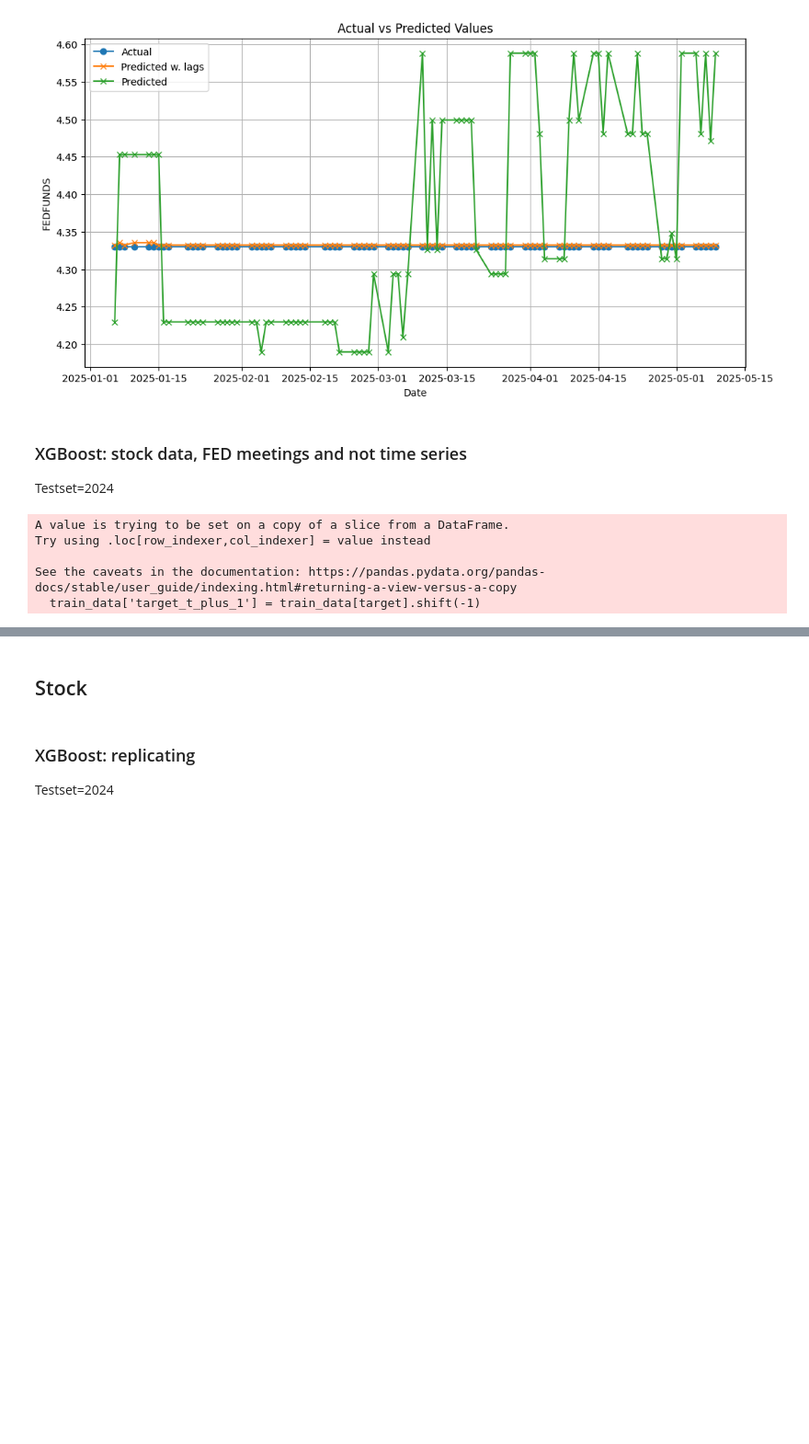
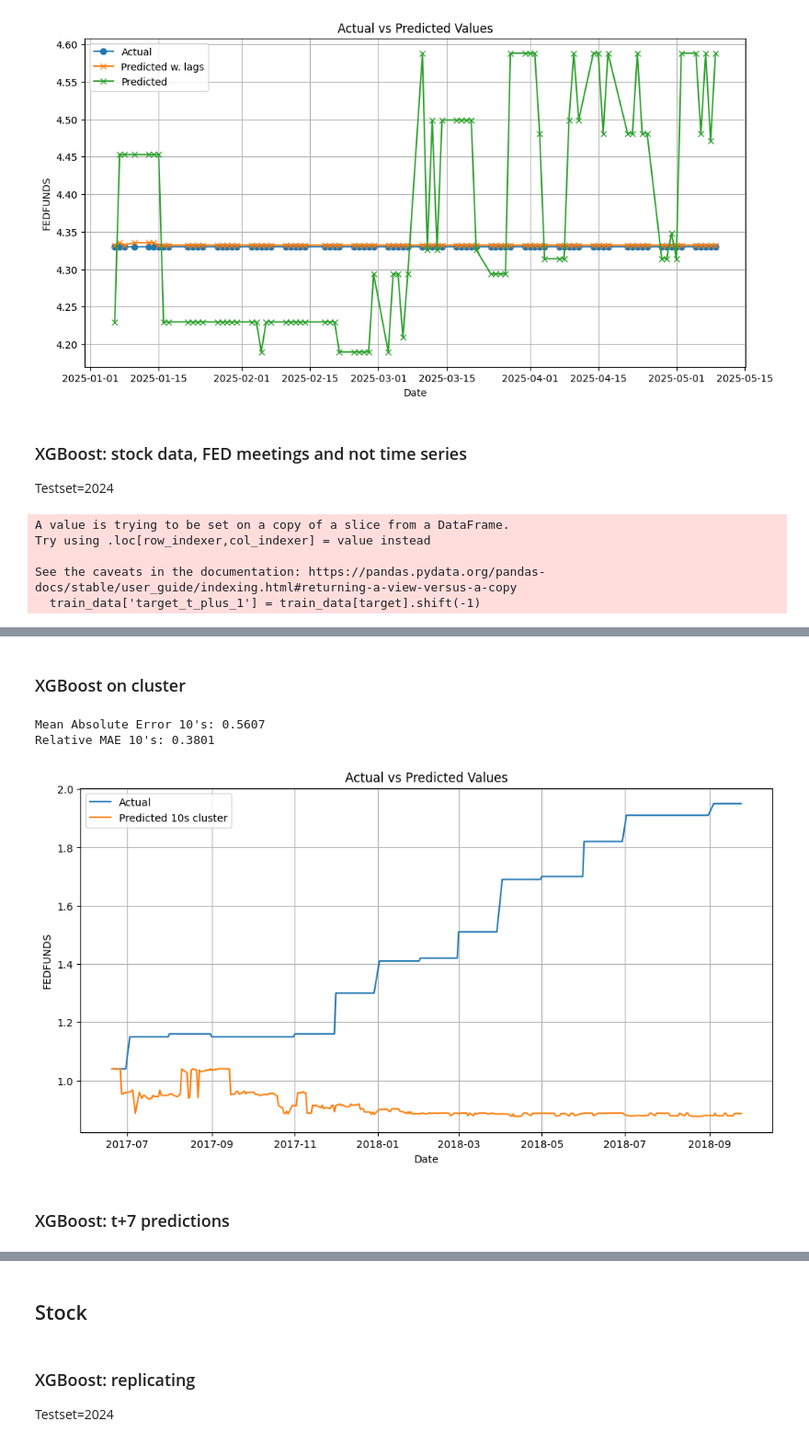
Before and after one commit to carlamcnair/Final-Project-AppML, a Jupyter notebook: notes_stine.ipynb, the cells around one changed output, grey strips where cells are left out. Shown at 92% size. Cells and saved outputs as stored; diff of their text form; code cells hidden in the pictures; blank space fills up the shorter version.

```diff
--- a/notes_stine.ipynb
+++ b/notes_stine.ipynb
@@ -1413 +1608,6 @@ Time used by XGBoost: 7408.1 ms
 [figure]
+# %% [markdown]
+### XGBoost on cluster
+# %%
+tens_df = df[df['Cluster'] == 6]
+tens_df = tens_df.drop(columns=['DateOnly', 'Month', 'Cluster'])
@@ -1413,0 +1631,72 @@ Time used by XGBoost: 7408.1 ms
+# %%
+# Define features and target
+feature_cols = [col for col in tens_df.columns if col not in ["Date", target]]
+
+# Datasplit
+X_train_tens = tens_train[feature_cols]
+y_train_tens = tens_train[target]
+
+X_val_tens = tens_val[feature_cols]
+y_val_tens = tens_val[target]
+
+# Model input
+# Create DMatrices for XGBoost
+dtrain_tens = xgb.DMatrix(X_train_tens, label=y_train_tens)
+dvalid_tens = xgb.DMatrix(X_val_tens, label=y_val_tens)
+# %%
+import xgboost as xgb
+from sklearn.metrics import mean_absolute_error
+import time
+import pandas as pd
+
+# Start timer
+start = time.time()
+
+# XGBoost parameters
+params = {
+    'booster': 'gbtree',
+    'objective': 'reg:squarederror',
+    'eval_metric': 'mae',
+    'verbosity': 0
+}
+
+evals = [(dtrain_tens, 'train'), (dvalid_tens, 'eval')]
+
+# Train model with early stopping
+xgb_model_tens = xgb.train(
+    params=params,
+    dtrain=dtrain_tens,
+    num_boost_round=1000,
+    evals=evals,
+    early_stopping_rounds=20,
+    verbose_eval=False
+)
+
+# Predict and evaluate
+y_pred_rate_tens = xgb_model_tens.predict(dvalid_tens, iteration_range=(0, xgb_model_tens.best_iteration + 1))
+mae_tens = mean_absolute_error(y_val_tens, y_pred_rate_tens)
+relative_mae_tens = mae_tens / abs(y_val_tens).mean()
+
+print(f"Mean Absolute Error 10's: {mae_tens:.4f}")
+print(f"Relative MAE 10's: {relative_mae_tens:.4f}")
+import matplotlib.pyplot as plt
+
+# Assuming you still have test_data_clean (with dropped NAs) and predictions y_pred
+# Plot actual vs predicted
+plt.figure(figsize=(12,6))
+plt.plot(tens_val['Date'], y_val_tens, label='Actual') #, marker='o'
+# plt.plot(tens_val['Date'], y_pred_rate, label='Predicted all data') # , marker='x'
+plt.plot(tens_val['Date'], y_pred_rate_tens, label='Predicted 10s cluster') # , marker='x'
+#plt.plot(test_data_clean['Date'], y_pred_stock, label='Predicted w. stock data', marker='x')
+plt.xlabel('Date')
+plt.ylabel(target)
+plt.title('Actual vs Predicted Values')
+plt.legend()
+plt.grid(True)
+plt.show()
+# %% [output]
+Mean Absolute Error 10's: 0.5607
+Relative MAE 10's: 0.3801
+[figure, added]
+# %% [markdown]
+### XGBoost: t+7 predictions
```
Also changed, not shown: parts of 57 cells of this notebook, 8 other files.
